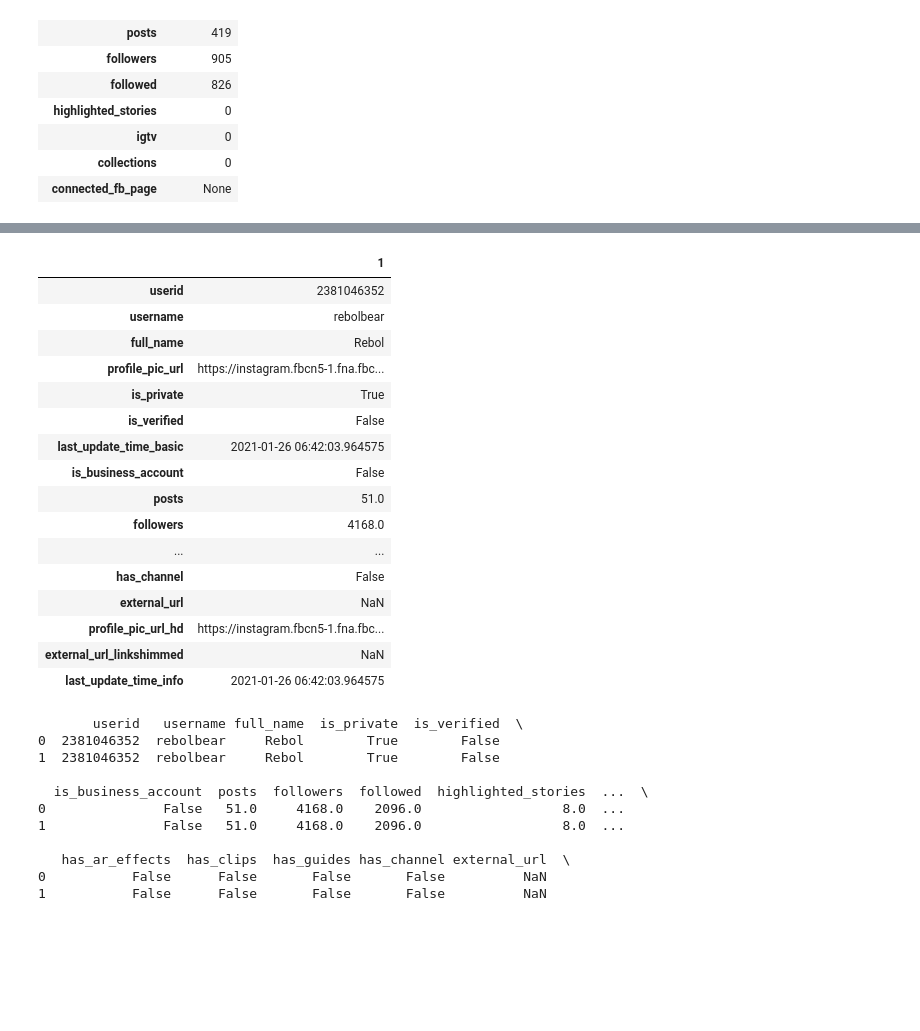
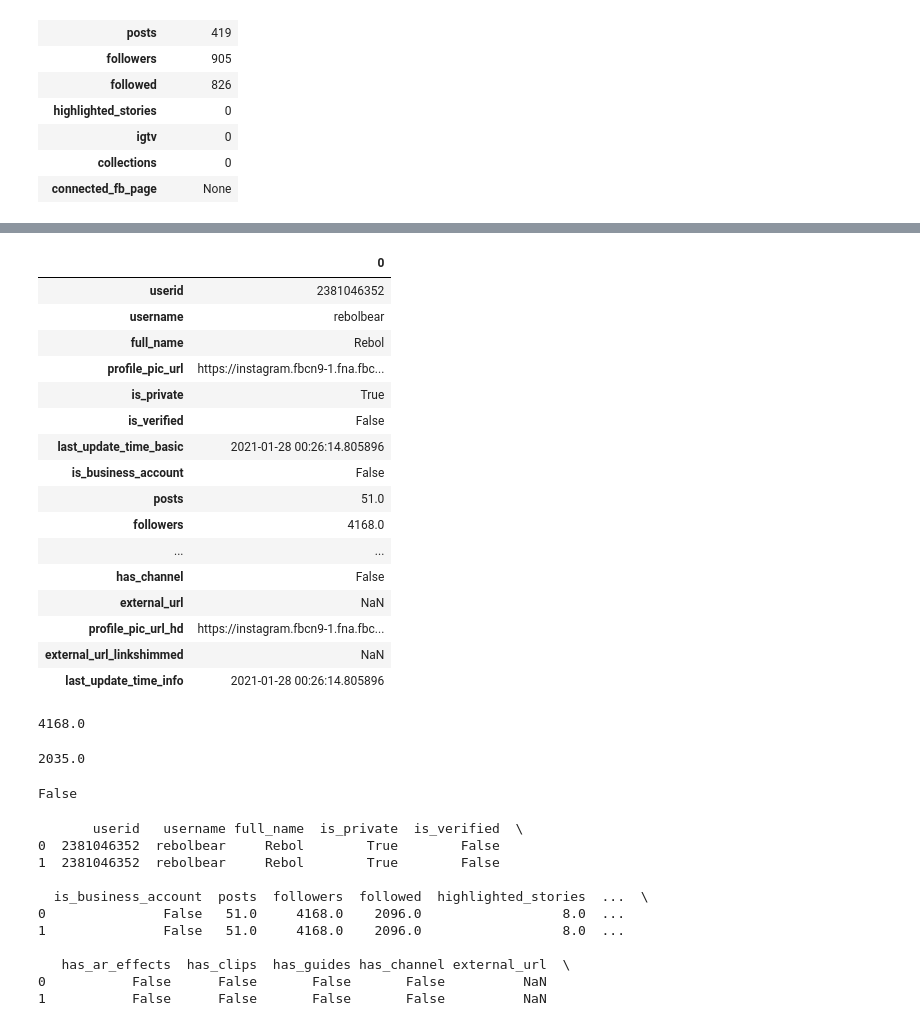
Before and after one commit to davidreboloperez/davidreboloperez.github.io, a Jupyter notebook: IGAI_Explore.ipynb, the cells around one changed output, grey strips where cells are left out. Cells and saved outputs as stored; diff of their text form; code cells hidden in the pictures; blank space fills up the shorter version.

```diff
--- a/IGAI_Explore.ipynb
+++ b/IGAI_Explore.ipynb
@@ -70,26 +97,41 @@ len(users)
 # %%
 username = 'rebolbear'
 users = pd.read_csv(users_file, dtype=usercolumntypes)
-user = users[users.username == username]
-user.T
+user_info = users[users.username == username]
+#user_info = UserInfo(username)
+user_followers = user_info["followers"].iloc[0]
+user_followed = user_info["followed"].iloc[0]
+user_info.T
 # %% [output]
-|  | 1 |
+|  | 0 |
 | userid | 2381046352 |
 | username | rebolbear |
 | full_name | Rebol |
-| profile_pic_url | https://instagram.fbcn5-1.fna.fbc... |
+| profile_pic_url | https://instagram.fbcn9-1.fna.fbc... |
 | is_private | True |
 | is_verified | False |
-| last_update_time_basic | 2021-01-26 06:42:03.964575 |
+| last_update_time_basic | 2021-01-28 00:26:14.805896 |
 | is_business_account | False |
 | posts | 51.0 |
 | followers | 4168.0 |
 | ... | ... |
 | has_channel | False |
 | external_url | NaN |
-| profile_pic_url_hd | https://instagram.fbcn5-1.fna.fbc... |
+| profile_pic_url_hd | https://instagram.fbcn9-1.fna.fbc... |
 | external_url_linkshimmed | NaN |
-| last_update_time_info | 2021-01-26 06:42:03.964575 |
+| last_update_time_info | 2021-01-28 00:26:14.805896 |
+# %%
+user_followers
+# %% [output]
+4168.0
+# %%
+user_followed
+# %% [output]
+2035.0
+# %%
+math.isnan(user_followed)
+# %% [output]
+False
 # %%
 username = 'rebolbear'
 user_info = UserInfo(username)
```
Also changed, not shown: parts of 3 cells of this notebook, 10 other files.
